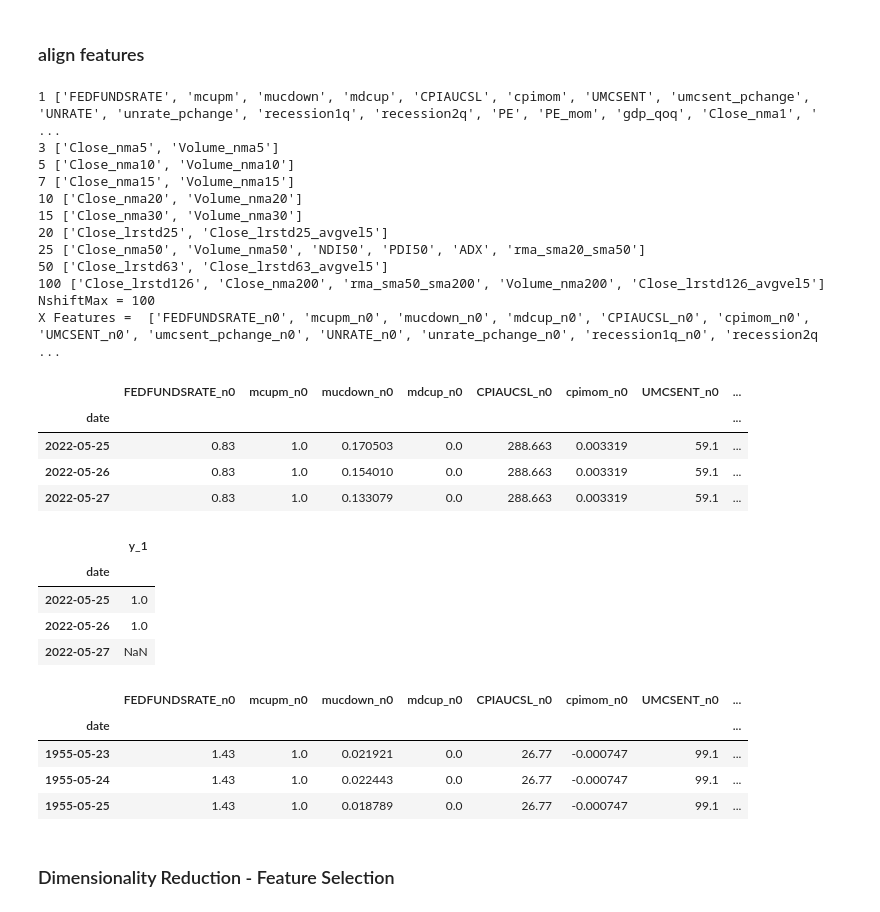
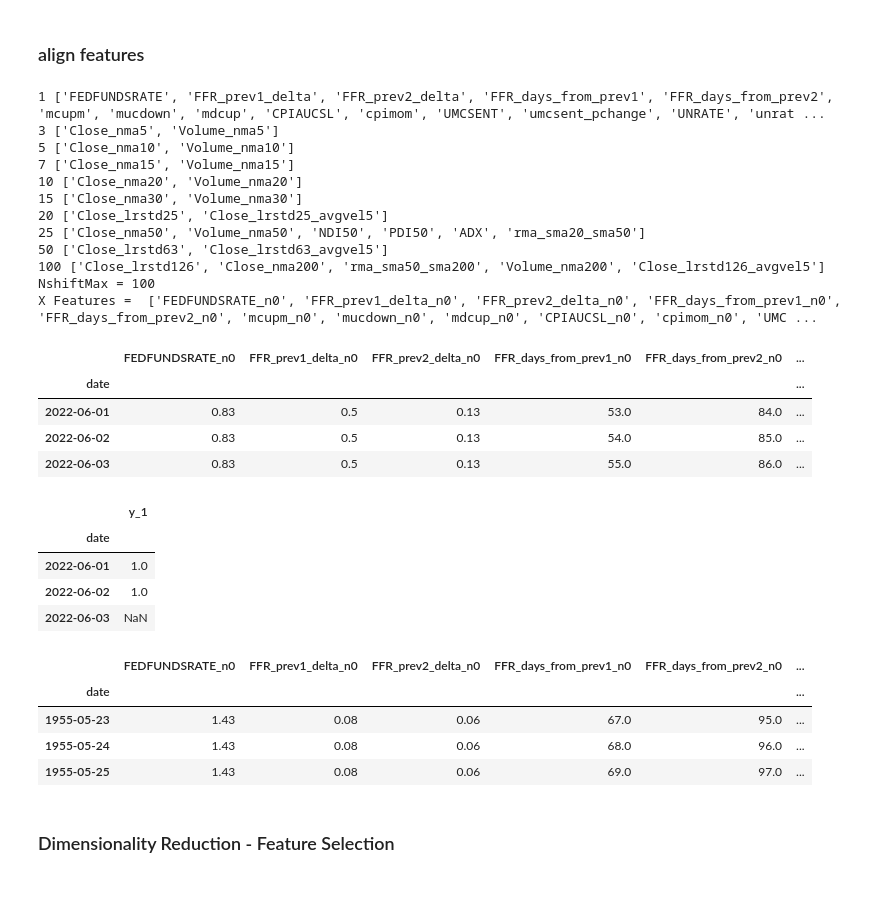
Before and after one commit to Aljgutier/Pyquant, a Jupyter notebook: SP500_MktCycle_ML_2.ipynb, the cells around one changed output. Saved outputs shown, nothing was run; the diff lists cells and outputs as text; code cells hidden in the pictures.

```diff
--- a/SP500_MktCycle_ML_2.ipynb
+++ b/SP500_MktCycle_ML_2.ipynb
@@ -29,9 +43,10 @@ filename = './data/df_ml_2022519_195013_to_2022519.csv'
 filename = './data/df_ml_2022520_195013_to_2022520.csv'
 filename ='./data/df_ml_2022526_195013_to_2022526.csv'
 filename = './data/df_ml_2022527_195013_to_2022527.csv'
+filename = './data/df_ml_202265_195013_to_2022527.csv'
+filename = './data/df_ml_202265_195013_to_202263.csv'
 dfMLXY = pd.read_csv(filename,index_col=0,parse_dates=True)
 print(dfMLXY.shape)
-
 
 dfMLXY.drop('T10Y3M',axis=1,inplace=True)  # data starts at 1982-1-1
 
@@ -199,52 +185,52 @@ X Features =  ['FEDFUNDSRATE_n0', 'mcupm_n0', 'mucdown_n0', 'mdcup_n0', 'CPIAUCS
 ### align features
 # %%
 %run fmml
-NshiftFeatures = [(1 , [ 'FEDFUNDSRATE' ,'mcupm','mucdown','mdcup', 'CPIAUCSL', 'cpimom','UMCSENT','umcsent_pchange',
+NshiftFeatures = [(1 , [ 'FEDFUNDSRATE' , 'FFR_prev1_delta', 'FFR_prev2_delta', 'FFR_days_from_prev1','FFR_days_from_prev2' , 'mcupm','mucdown','mdcup', 'CPIAUCSL', 'cpimom','UMCSENT','umcsent_pchange',
                  'UNRATE','unrate_pchange','recession1q','recession2q','PE','PE_mom','gdp_qoq',
                 'Close_nma1','Volume_nma1', 'Week','Dayofweek','Quarter','daysfrom_q_start','Day','Dayofweek',
                  'daysfrom_year_start', 'daysto_q_end', 'daysto_year_end']),
                 (3, ['Close_nma5','Volume_nma5'] ),
                 (5,['Close_nma10','Volume_nma10']),
                 (7,['Close_nma15','Volume_nma15']),
                 (10,['Close_nma20','Volume_nma20']),
                 (15,['Close_nma30','Volume_nma30']),
                 (20,['Close_lrstd25','Close_lrstd25_avgvel5']),
                 (25,['Close_nma50','Volume_nma50','NDI50','PDI50','ADX','rma_sma20_sma50']),
                 (50,['Close_lrstd63','Close_lrstd63_avgvel5']),
                 (100,['Close_lrstd126' , 'Close_nma200','rma_sma50_sma200','Volume_nma200','Close_lrstd126_avgvel5'])
                 ]
 
 dfXaligned,dfYaligned = mlalign(dfX,dfY,NshiftFeatures)
 
 dfXaligned.head(3)
 # %% [output]
-1 ['FEDFUNDSRATE', 'mcupm', 'mucdown', 'mdcup', 'CPIAUCSL', 'cpimom', 'UMCSENT', 'umcsent_pchange', 'UNRATE', 'unrate_pchange', 'recession1q', 'recession2q', 'PE', 'PE_mom', 'gdp_qoq', 'Close_nma1', ' ...
+1 ['FEDFUNDSRATE', 'FFR_prev1_delta', 'FFR_prev2_delta', 'FFR_days_from_prev1', 'FFR_days_from_prev2', 'mcupm', 'mucdown', 'mdcup', 'CPIAUCSL', 'cpimom', 'UMCSENT', 'umcsent_pchange', 'UNRATE', 'unrat ...
 3 ['Close_nma5', 'Volume_nma5']
 5 ['Close_nma10', 'Volume_nma10']
 7 ['Close_nma15', 'Volume_nma15']
 10 ['Close_nma20', 'Volume_nma20']
 15 ['Close_nma30', 'Volume_nma30']
 20 ['Close_lrstd25', 'Close_lrstd25_avgvel5']
 25 ['Close_nma50', 'Volume_nma50', 'NDI50', 'PDI50', 'ADX', 'rma_sma20_sma50']
 50 ['Close_lrstd63', 'Close_lrstd63_avgvel5']
 100 ['Close_lrstd126', 'Close_nma200', 'rma_sma50_sma200', 'Volume_nma200', 'Close_lrstd126_avgvel5']
 NshiftMax = 100
-X Features =  ['FEDFUNDSRATE_n0', 'mcupm_n0', 'mucdown_n0', 'mdcup_n0', 'CPIAUCSL_n0', 'cpimom_n0', 'UMCSENT_n0', 'umcsent_pchange_n0', 'UNRATE_n0', 'unrate_pchange_n0', 'recession1q_n0', 'recession2q ...
+X Features =  ['FEDFUNDSRATE_n0', 'FFR_prev1_delta_n0', 'FFR_prev2_delta_n0', 'FFR_days_from_prev1_n0', 'FFR_days_from_prev2_n0', 'mcupm_n0', 'mucdown_n0', 'mdcup_n0', 'CPIAUCSL_n0', 'cpimom_n0', 'UMC ...
-|  | FEDFUNDSRATE_n0 | mcupm_n0 | mucdown_n0 | mdcup_n0 | CPIAUCSL_n0 | cpimom_n0 | UMCSENT_n0 | ... |
-| date |  |  |  |  |  |  |  | ... |
-| 2022-05-25 | 0.83 | 1.0 | 0.170503 | 0.0 | 288.663 | 0.003319 | 59.1 | ... |
-| 2022-05-26 | 0.83 | 1.0 | 0.154010 | 0.0 | 288.663 | 0.003319 | 59.1 | ... |
-| 2022-05-27 | 0.83 | 1.0 | 0.133079 | 0.0 | 288.663 | 0.003319 | 59.1 | ... |
+|  | FEDFUNDSRATE_n0 | FFR_prev1_delta_n0 | FFR_prev2_delta_n0 | FFR_days_from_prev1_n0 | FFR_days_from_prev2_n0 | ... |
+| date |  |  |  |  |  | ... |
+| 2022-06-01 | 0.83 | 0.5 | 0.13 | 53.0 | 84.0 | ... |
+| 2022-06-02 | 0.83 | 0.5 | 0.13 | 54.0 | 85.0 | ... |
+| 2022-06-03 | 0.83 | 0.5 | 0.13 | 55.0 | 86.0 | ... |
 |  | y_1 |
 | date |  |
-| 2022-05-25 | 1.0 |
-| 2022-05-26 | 1.0 |
-| 2022-05-27 | NaN |
+| 2022-06-01 | 1.0 |
+| 2022-06-02 | 1.0 |
+| 2022-06-03 | NaN |
-|  | FEDFUNDSRATE_n0 | mcupm_n0 | mucdown_n0 | mdcup_n0 | CPIAUCSL_n0 | cpimom_n0 | UMCSENT_n0 | ... |
-| date |  |  |  |  |  |  |  | ... |
-| 1955-05-23 | 1.43 | 1.0 | 0.021921 | 0.0 | 26.77 | -0.000747 | 99.1 | ... |
-| 1955-05-24 | 1.43 | 1.0 | 0.022443 | 0.0 | 26.77 | -0.000747 | 99.1 | ... |
-| 1955-05-25 | 1.43 | 1.0 | 0.018789 | 0.0 | 26.77 | -0.000747 | 99.1 | ... |
+|  | FEDFUNDSRATE_n0 | FFR_prev1_delta_n0 | FFR_prev2_delta_n0 | FFR_days_from_prev1_n0 | FFR_days_from_prev2_n0 | ... |
+| date |  |  |  |  |  | ... |
+| 1955-05-23 | 1.43 | 0.08 | 0.06 | 67.0 | 95.0 | ... |
+| 1955-05-24 | 1.43 | 0.08 | 0.06 | 68.0 | 96.0 | ... |
+| 1955-05-25 | 1.43 | 0.08 | 0.06 | 69.0 | 97.0 | ... |
 # %% [markdown]
 ### Dimensionality Reduction - Feature Selection
 # %% [markdown]
```
Also changed, not shown: parts of 76 cells of this notebook, 3 other files.
